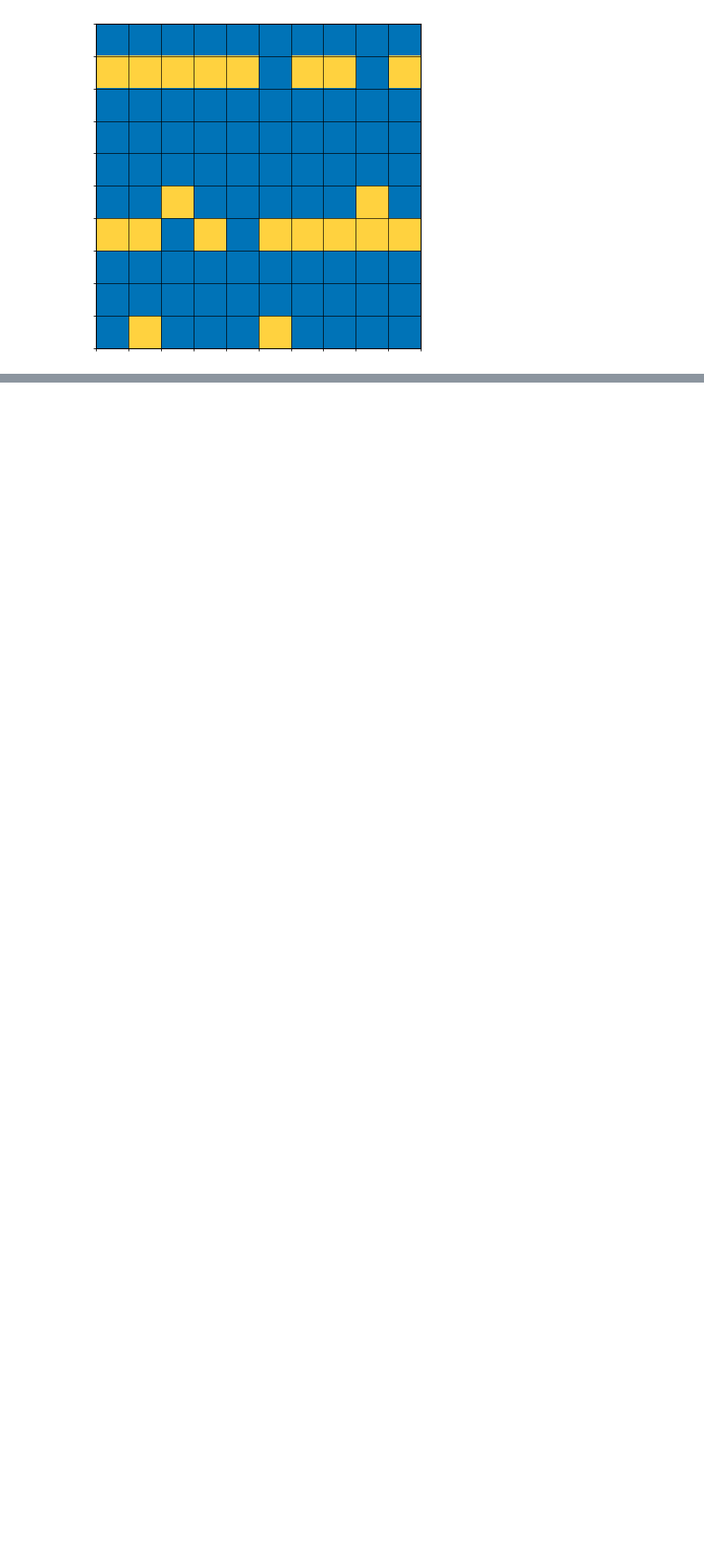
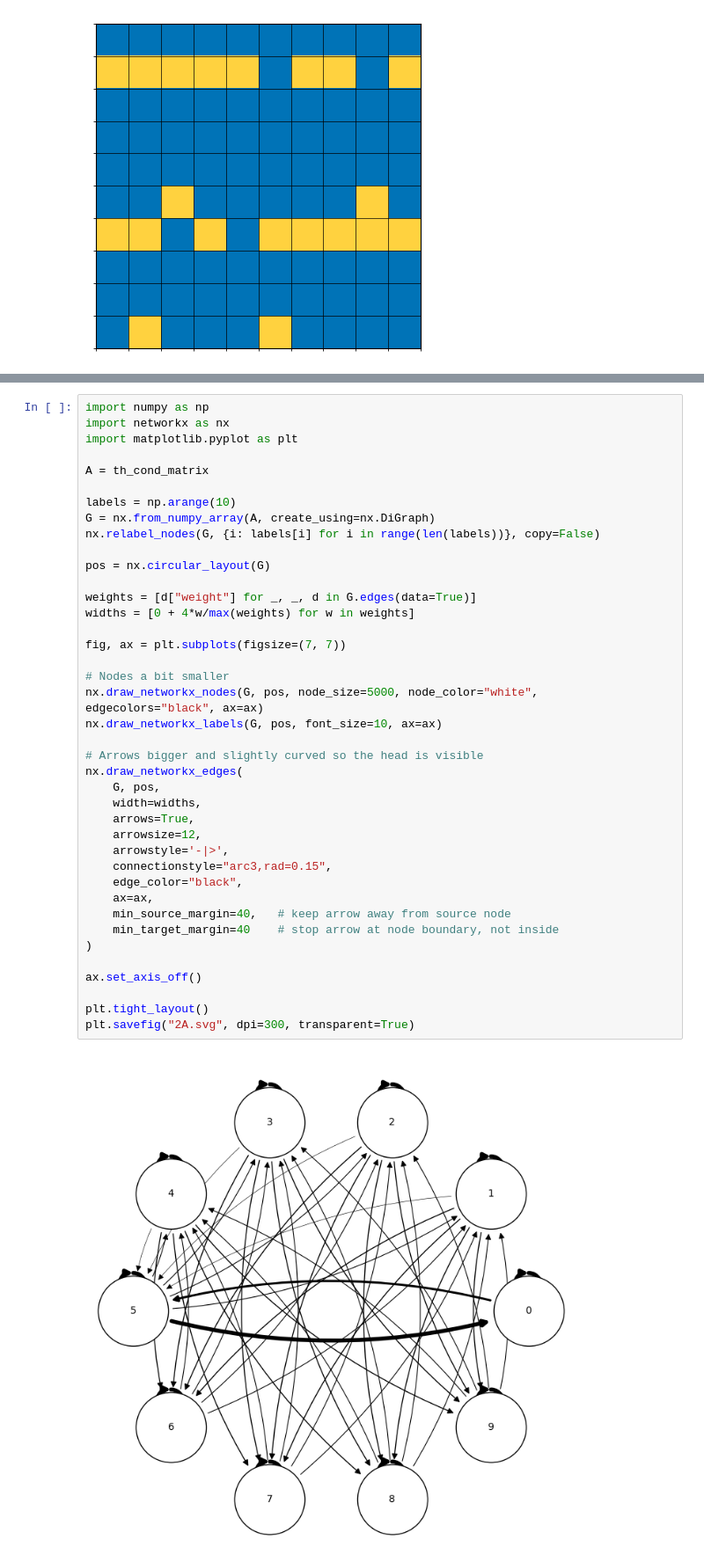
Before and after one commit to albesagonzalez/homeostatic-binary-networks, a Jupyter notebook: Figure_1.ipynb, the cells around one changed output, grey strips where cells are left out. Shown at 88% size. Drawn from its saved outputs; the diff is of its cells as text; blank space fills up the shorter version.

```diff
--- a/Figure_1.ipynb
+++ b/Figure_1.ipynb
@@ -216,0 +279,42 @@ plt.show()
+# %%
+import numpy as np
+import networkx as nx
+import matplotlib.pyplot as plt
+
+A = th_cond_matrix
+
+labels = np.arange(10)
+G = nx.from_numpy_array(A, create_using=nx.DiGraph)
+nx.relabel_nodes(G, {i: labels[i] for i in range(len(labels))}, copy=False)
+
+pos = nx.circular_layout(G)
+
+weights = [d["weight"] for _, _, d in G.edges(data=True)]
+widths = [0 + 4*w/max(weights) for w in weights]
+
+fig, ax = plt.subplots(figsize=(7, 7))
+
+# Nodes a bit smaller
+nx.draw_networkx_nodes(G, pos, node_size=5000, node_color="white", edgecolors="black", ax=ax)
+nx.draw_networkx_labels(G, pos, font_size=10, ax=ax)
+
+# Arrows bigger and slightly curved so the head is visible
+nx.draw_networkx_edges(
+    G, pos,
+    width=widths,
+    arrows=True,
+    arrowsize=12,
+    arrowstyle='-|>',
+    connectionstyle="arc3,rad=0.15",
+    edge_color="black",
+    ax=ax,
+    min_source_margin=40,   # keep arrow away from source node
+    min_target_margin=40    # stop arrow at node boundary, not inside
+)
+
+ax.set_axis_off()
+
+plt.tight_layout()
+plt.savefig("2A.svg", dpi=300, transparent=True)
+# %% [output]
+[figure, added]
```
Also changed, not shown: parts of 4 cells of this notebook, 10 other files.
